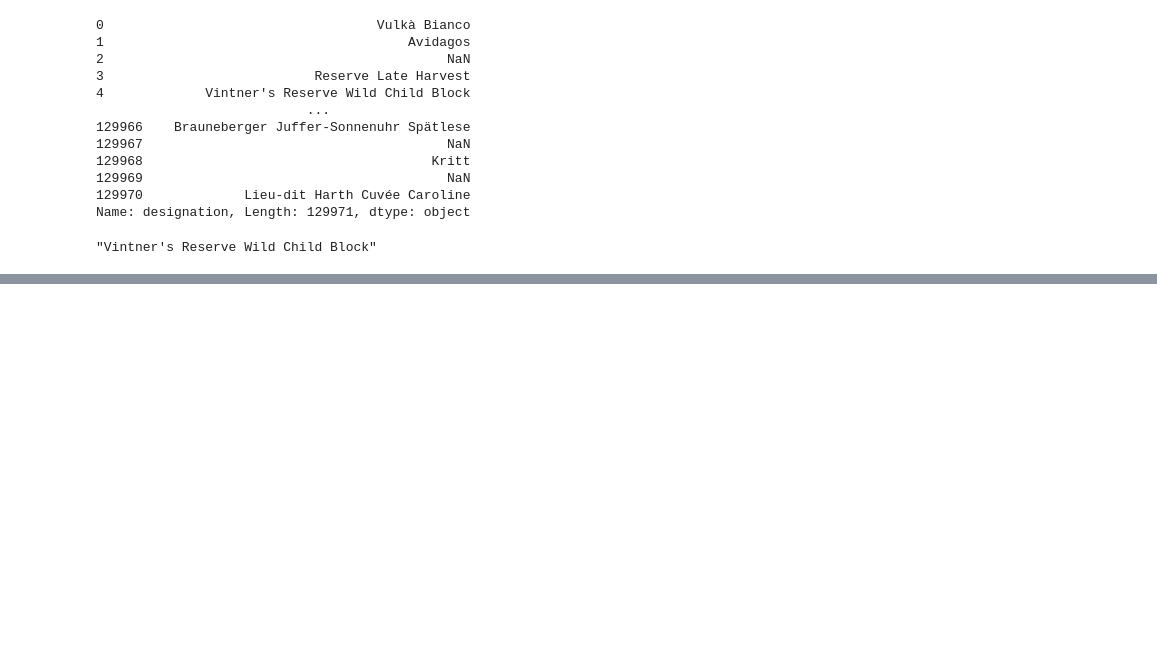
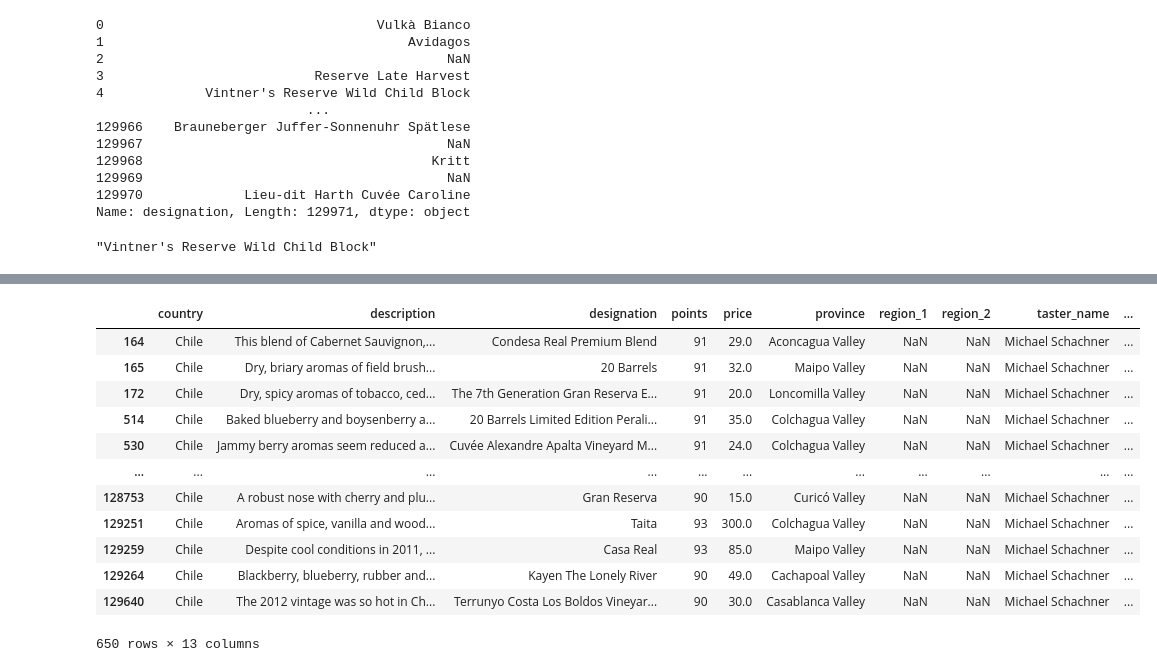
Before and after one commit to GTD2101-ACD-AB-EJ23/03-pandas-19170633, a Jupyter notebook: 02. IndSelAss.ipynb, the cells around one changed output, grey strips where cells are left out. Saved outputs shown, nothing was run; the diff lists cells and outputs as text; code cells hidden in the pictures; blank space fills up the shorter version.

```diff
--- a/02. IndSelAss.ipynb
+++ b/02. IndSelAss.ipynb
@@ -80,0 +160,16 @@ reviews.iloc[0:2]
+# %%
+reviews.loc[(reviews.country == 'Chile') & (reviews.points >= 90)]
+# %% [output]
+|  | country | description | designation | points | price | province | region_1 | region_2 | taster_name | ... |
+| 164 | Chile | This blend of Cabernet Sauvignon,... | Condesa Real Premium Blend | 91 | 29.0 | Aconcagua Valley | NaN | NaN | Michael Schachner | ... |
+| 165 | Chile | Dry, briary aromas of field brush... | 20 Barrels | 91 | 32.0 | Maipo Valley | NaN | NaN | Michael Schachner | ... |
+| 172 | Chile | Dry, spicy aromas of tobacco, ced... | The 7th Generation Gran Reserva E... | 91 | 20.0 | Loncomilla Valley | NaN | NaN | Michael Schachner | ... |
+| 514 | Chile | Baked blueberry and boysenberry a... | 20 Barrels Limited Edition Perali... | 91 | 35.0 | Colchagua Valley | NaN | NaN | Michael Schachner | ... |
+| 530 | Chile | Jammy berry aromas seem reduced a... | Cuvée Alexandre Apalta Vineyard M... | 91 | 24.0 | Colchagua Valley | NaN | NaN | Michael Schachner | ... |
+| ... | ... | ... | ... | ... | ... | ... | ... | ... | ... | ... |
+| 128753 | Chile | A robust nose with cherry and plu... | Gran Reserva | 90 | 15.0 | Curicó Valley | NaN | NaN | Michael Schachner | ... |
+| 129251 | Chile | Aromas of spice, vanilla and wood... | Taita | 93 | 300.0 | Colchagua Valley | NaN | NaN | Michael Schachner | ... |
+| 129259 | Chile | Despite cool conditions in 2011, ... | Casa Real | 93 | 85.0 | Maipo Valley | NaN | NaN | Michael Schachner | ... |
+| 129264 | Chile | Blackberry, blueberry, rubber and... | Kayen The Lonely River | 90 | 49.0 | Cachapoal Valley | NaN | NaN | Michael Schachner | ... |
+| 129640 | Chile | The 2012 vintage was so hot in Ch... | Terrunyo Costa Los Boldos Vineyar... | 90 | 30.0 | Casablanca Valley | NaN | NaN | Michael Schachner | ... |
+650 rows × 13 columns
```
Also changed, not shown: parts of 11 cells of this notebook.
